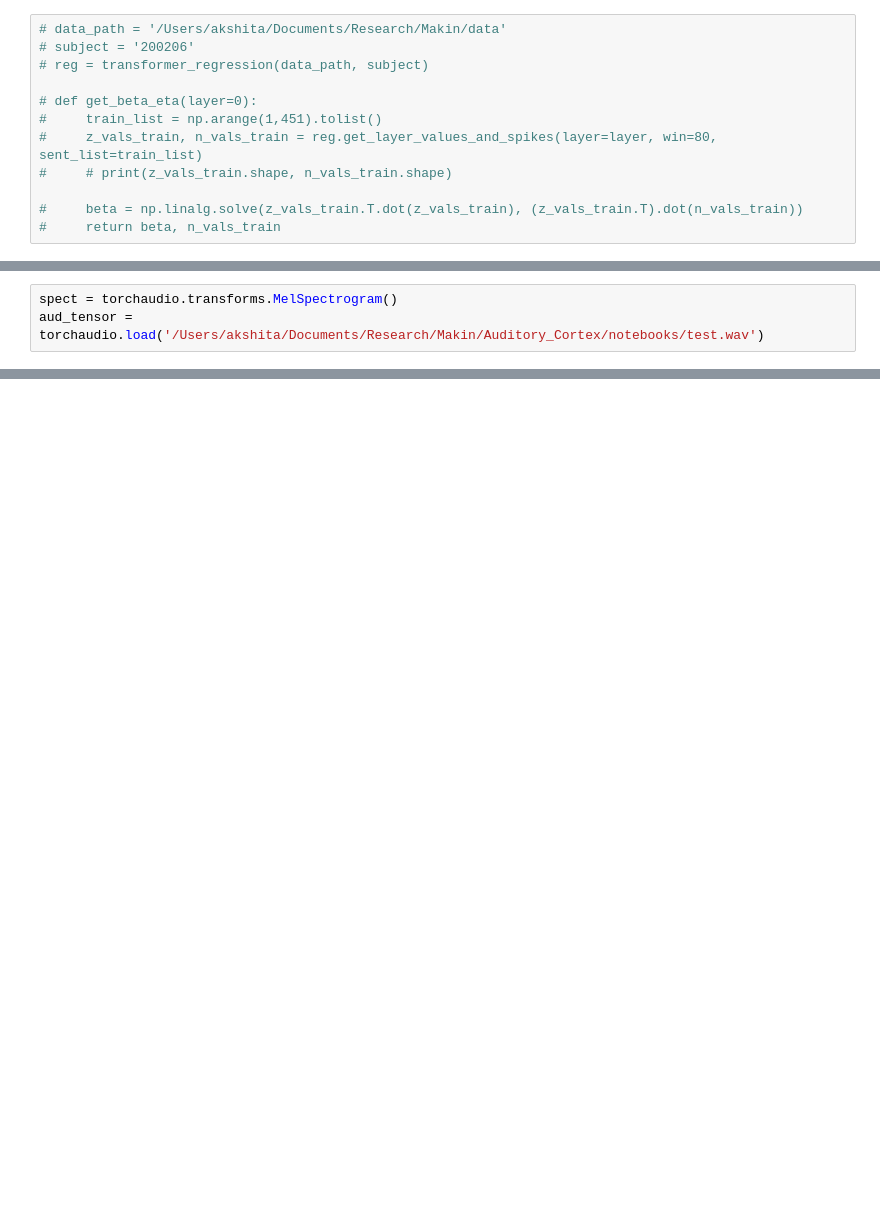
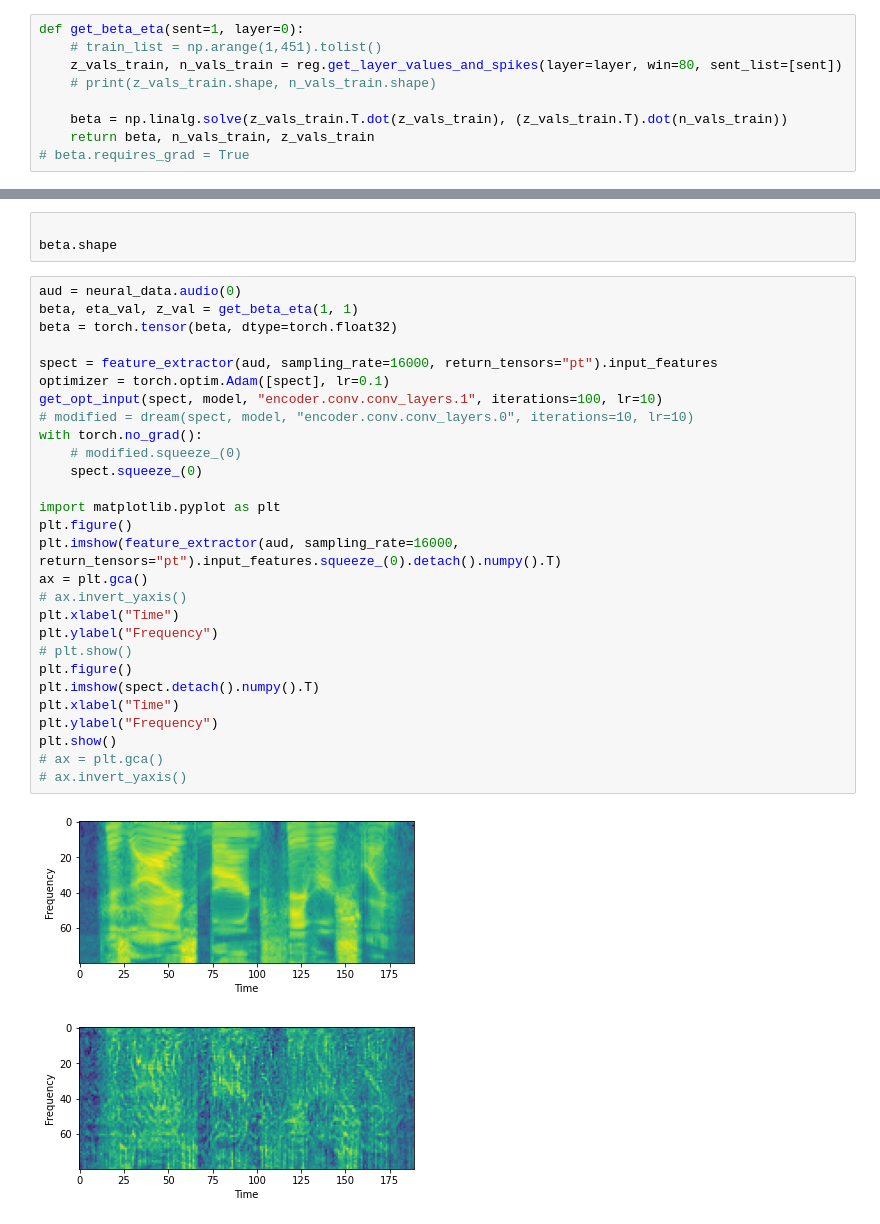
Before and after one commit to bilalhsp/Auditory_Cortex, a Jupyter notebook: notebooks/gradient.ipynb, the cells around one changed output, grey strips where cells are left out. Cells and saved outputs as stored; diff of their text form; blank space fills up the shorter version.

```diff
--- a/notebooks/gradient.ipynb
+++ b/notebooks/gradient.ipynb
@@ -10,12 +56,9 @@ from auditory_ctx.models.speech_recognition import SpeechRecognitionModel
 # %%
-# data_path = '/Users/akshita/Documents/Research/Makin/data'
-# subject = '200206'
-# reg = transformer_regression(data_path, subject)
+def get_beta_eta(sent=1, layer=0):
+    # train_list = np.arange(1,451).tolist()
+    z_vals_train, n_vals_train = reg.get_layer_values_and_spikes(layer=layer, win=80, sent_list=[sent])
+    # print(z_vals_train.shape, n_vals_train.shape)
 
-# def get_beta_eta(layer=0):
-#     train_list = np.arange(1,451).tolist()
-#     z_vals_train, n_vals_train = reg.get_layer_values_and_spikes(layer=layer, win=80, sent_list=train_list)
-#     # print(z_vals_train.shape, n_vals_train.shape)
-
-#     beta = np.linalg.solve(z_vals_train.T.dot(z_vals_train), (z_vals_train.T).dot(n_vals_train))
-#     return beta, n_vals_train
+    beta = np.linalg.solve(z_vals_train.T.dot(z_vals_train), (z_vals_train.T).dot(n_vals_train))
+    return beta, n_vals_train, z_vals_train
+# beta.requires_grad = True
@@ -52,3 +64,0 @@ aud = neural_data.audio(0)
-# %%
-spect = torchaudio.transforms.MelSpectrogram()
-aud_tensor = torchaudio.load('/Users/akshita/Documents/Research/Makin/Auditory_Cortex/notebooks/test.wav')
@@ -217,0 +138,34 @@ class GetFeatures:
+# %%
+
+beta.shape
+# %%
+aud = neural_data.audio(0)
+beta, eta_val, z_val = get_beta_eta(1, 1)
+beta = torch.tensor(beta, dtype=torch.float32)
+
+spect = feature_extractor(aud, sampling_rate=16000, return_tensors="pt").input_features
+optimizer = torch.optim.Adam([spect], lr=0.1)
+get_opt_input(spect, model, "encoder.conv.conv_layers.1", iterations=100, lr=10)
+# modified = dream(spect, model, "encoder.conv.conv_layers.0", iterations=10, lr=10)
+with torch.no_grad():
+    # modified.squeeze_(0)
+    spect.squeeze_(0)
+
+import matplotlib.pyplot as plt
+plt.figure()
+plt.imshow(feature_extractor(aud, sampling_rate=16000, return_tensors="pt").input_features.squeeze_(0).detach().numpy().T)
+ax = plt.gca()
+# ax.invert_yaxis()
+plt.xlabel("Time")
+plt.ylabel("Frequency")
+# plt.show()
+plt.figure()
+plt.imshow(spect.detach().numpy().T)
+plt.xlabel("Time")
+plt.ylabel("Frequency")
+plt.show()
+# ax = plt.gca()
+# ax.invert_yaxis()
+# %% [output]
+[figure, added]
+[figure, added]
```
Also changed, not shown: parts of 15 cells of this notebook, 3 other files.
